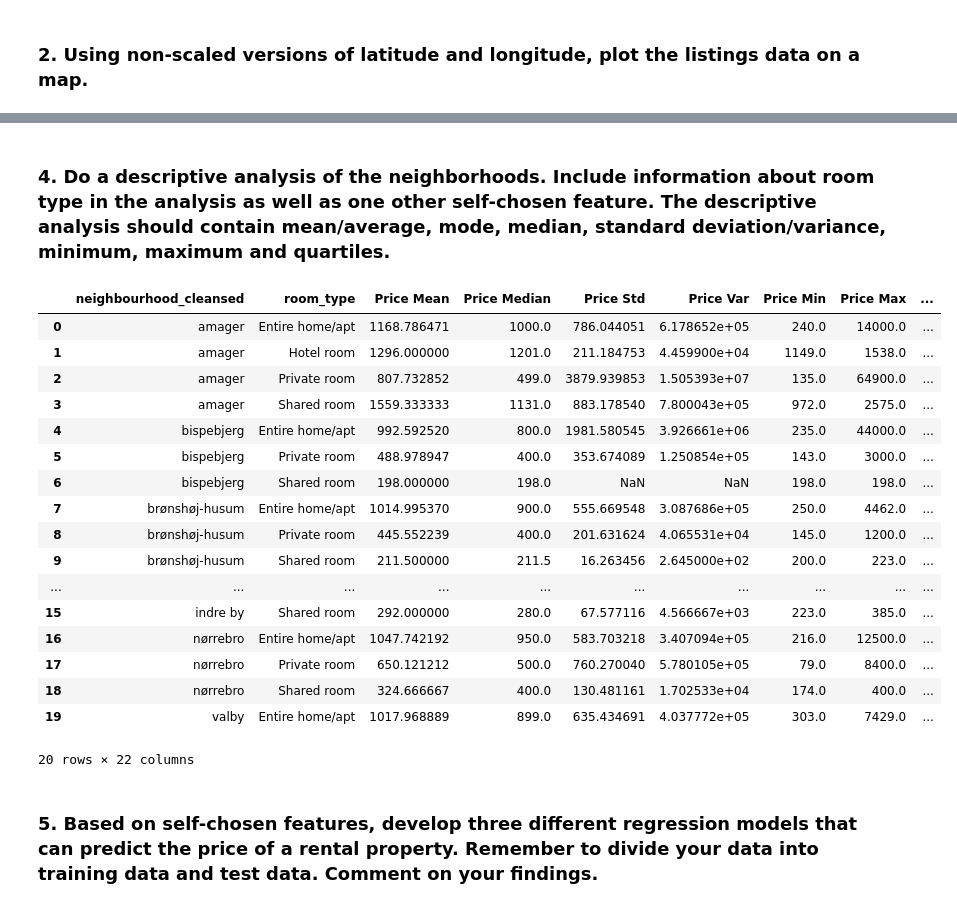
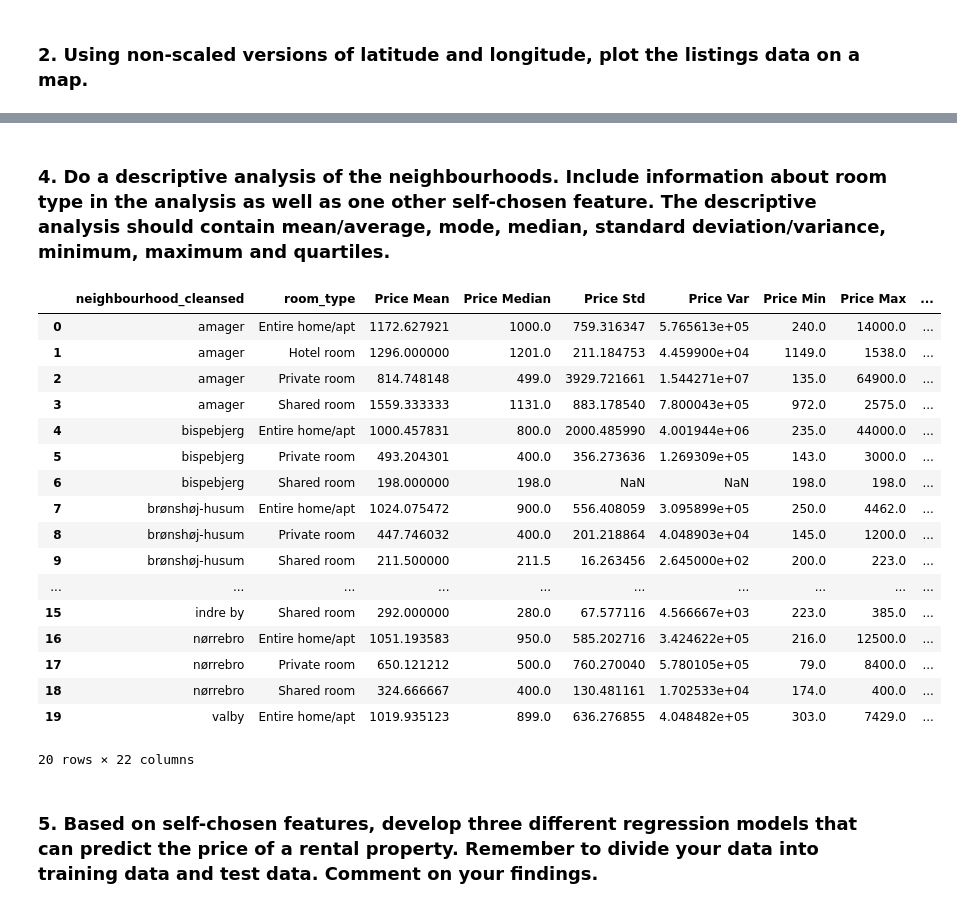
Before and after one commit to 00FA12/MAL-1, a Jupyter notebook: 1. Getting started - Copenhagen Airbnb.ipynb, the cells around one changed output, grey strips where cells are left out. Drawn from its saved outputs; the diff is of its cells as text; code cells hidden in the pictures.

```diff
--- a/1. Getting started - Copenhagen Airbnb.ipynb
+++ b/1. Getting started - Copenhagen Airbnb.ipynb
@@ -39,7 +39,9 @@ data_limited = data[["id",
     "review_scores_value"  ,
     "reviews_per_month"  ,
     "calculated_host_listings_count"  ,
-    "availability_365",]]
+    "availability_365",
+    "accommodates",
+    "bedrooms"]]
 
 # removing rows with no reviews
 
@@ -174,54 +229,54 @@ plt.show()
 # %% [markdown]
-### 4. Do a descriptive analysis of the neighborhoods. Include information about room type in the analysis as well as one other self-chosen feature. The descriptive analysis should contain mean/average, mode, median, standard deviation/variance, minimum, maximum and quartiles.
+### 4. Do a descriptive analysis of the neighbourhoods. Include information about room type in the analysis as well as one other self-chosen feature. The descriptive analysis should contain mean/average, mode, median, standard deviation/variance, minimum, maximum and quartiles.
 # %%
-# Normalize neighborhood names: convert to lowercase and strip whitespace
+# Normalize neighbourhood names: convert to lowercase and strip whitespace
 data_filtered['neighbourhood_cleansed'] = data_filtered['neighbourhood_cleansed'].str.lower().str.strip()
 
-# Manually fix known neighborhood issues
+# Manually fix known neighbourhood issues
 data_filtered['neighbourhood_cleansed'] = data_filtered['neighbourhood_cleansed'].replace({
     'amager vest': 'amager',
     'amager st': 'amager'
 })
 
 # Now, you can proceed with the grouping and analysis as before
-neighborhood_roomtype = data_filtered.groupby(['neighbourhood_cleansed', 'room_type'])
+neighbourhood_roomtype = data_filtered.groupby(['neighbourhood_cleansed', 'room_type'])
 
 # Perform the descriptive analysis (as in previous examples)
-price_stats = neighborhood_roomtype['price'].agg(['mean', 'median', 'std', 'var', 'min', 'max', 'count'])
-price_quartiles = neighborhood_roomtype['price'].quantile([0.25, 0.5, 0.75]).unstack(level=-1)
+price_stats = neighbourhood_roomtype['price'].agg(['mean', 'median', 'std', 'var', 'min', 'max', 'count'])
+price_quartiles = neighbourhood_roomtype['price'].quantile([0.25, 0.5, 0.75]).unstack(level=-1)
 
-availability_stats = neighborhood_roomtype['availability_365'].agg(['mean', 'median', 'std', 'var', 'min', 'max', 'count'])
-availability_quartiles = neighborhood_roomtype['availability_365'].quantile([0.25, 0.5, 0.75]).unstack(level=-1)
+availability_stats = neighbourhood_roomtype['availability_365'].agg(['mean', 'median', 'std', 'var', 'min', 'max', 'count'])
+availability_quartiles = neighbourhood_roomtype['availability_365'].quantile([0.25, 0.5, 0.75]).unstack(level=-1)
 
 merged_stats = pd.concat([price_stats, price_quartiles, availability_stats, availability_quartiles], axis=1)
 
 # Rename columns
 merged_stats.columns = ['Price Mean', 'Price Median', 'Price Std', 'Price Var', 'Price Min', 'Price Max', 'Price Count',
                         'Price Q1', 'Price Q2', 'Price Q3',
                         'Availability Mean', 'Availability Median', 'Availability Std', 'Availability Var',
                         'Availability Min', 'Availability Max', 'Availability Count',
                         'Availability Q1', 'Availability Q2', 'Availability Q3']
 
 # Display the first few rows
 merged_stats.reset_index().head(20)
 # %% [output]
 |  | neighbourhood_cleansed | room_type | Price Mean | Price Median | Price Std | Price Var | Price Min | Price Max | ... |
-| 0 | amager | Entire home/apt | 1168.786471 | 1000.0 | 786.044051 | 6.178652e+05 | 240.0 | 14000.0 | ... |
+| 0 | amager | Entire home/apt | 1172.627921 | 1000.0 | 759.316347 | 5.765613e+05 | 240.0 | 14000.0 | ... |
 | 1 | amager | Hotel room | 1296.000000 | 1201.0 | 211.184753 | 4.459900e+04 | 1149.0 | 1538.0 | ... |
-| 2 | amager | Private room | 807.732852 | 499.0 | 3879.939853 | 1.505393e+07 | 135.0 | 64900.0 | ... |
+| 2 | amager | Private room | 814.748148 | 499.0 | 3929.721661 | 1.544271e+07 | 135.0 | 64900.0 | ... |
 | 3 | amager | Shared room | 1559.333333 | 1131.0 | 883.178540 | 7.800043e+05 | 972.0 | 2575.0 | ... |
-| 4 | bispebjerg | Entire home/apt | 992.592520 | 800.0 | 1981.580545 | 3.926661e+06 | 235.0 | 44000.0 | ... |
-| 5 | bispebjerg | Private room | 488.978947 | 400.0 | 353.674089 | 1.250854e+05 | 143.0 | 3000.0 | ... |
+| 4 | bispebjerg | Entire home/apt | 1000.457831 | 800.0 | 2000.485990 | 4.001944e+06 | 235.0 | 44000.0 | ... |
+| 5 | bispebjerg | Private room | 493.204301 | 400.0 | 356.273636 | 1.269309e+05 | 143.0 | 3000.0 | ... |
 | 6 | bispebjerg | Shared room | 198.000000 | 198.0 | NaN | NaN | 198.0 | 198.0 | ... |
-| 7 | brønshøj-husum | Entire home/apt | 1014.995370 | 900.0 | 555.669548 | 3.087686e+05 | 250.0 | 4462.0 | ... |
-| 8 | brønshøj-husum | Private room | 445.552239 | 400.0 | 201.631624 | 4.065531e+04 | 145.0 | 1200.0 | ... |
+| 7 | brønshøj-husum | Entire home/apt | 1024.075472 | 900.0 | 556.408059 | 3.095899e+05 | 250.0 | 4462.0 | ... |
+| 8 | brønshøj-husum | Private room | 447.746032 | 400.0 | 201.218864 | 4.048903e+04 | 145.0 | 1200.0 | ... |
 | 9 | brønshøj-husum | Shared room | 211.500000 | 211.5 | 16.263456 | 2.645000e+02 | 200.0 | 223.0 | ... |
 | ... | ... | ... | ... | ... | ... | ... | ... | ... | ... |
 | 15 | indre by | Shared room | 292.000000 | 280.0 | 67.577116 | 4.566667e+03 | 223.0 | 385.0 | ... |
-| 16 | nørrebro | Entire home/apt | 1047.742192 | 950.0 | 583.703218 | 3.407094e+05 | 216.0 | 12500.0 | ... |
+| 16 | nørrebro | Entire home/apt | 1051.193583 | 950.0 | 585.202716 | 3.424622e+05 | 216.0 | 12500.0 | ... |
 | 17 | nørrebro | Private room | 650.121212 | 500.0 | 760.270040 | 5.780105e+05 | 79.0 | 8400.0 | ... |
 | 18 | nørrebro | Shared room | 324.666667 | 400.0 | 130.481161 | 1.702533e+04 | 174.0 | 400.0 | ... |
-| 19 | valby | Entire home/apt | 1017.968889 | 899.0 | 635.434691 | 4.037772e+05 | 303.0 | 7429.0 | ... |
+| 19 | valby | Entire home/apt | 1019.935123 | 899.0 | 636.276855 | 4.048482e+05 | 303.0 | 7429.0 | ... |
 20 rows × 22 columns
 # %% [markdown]
   ### 5. Based on self-chosen features, develop three different regression models that can predict the price of a rental property. Remember to divide your data into training data and test data. Comment on your findings.
```
Also changed, not shown: parts of 8 cells of this notebook.
